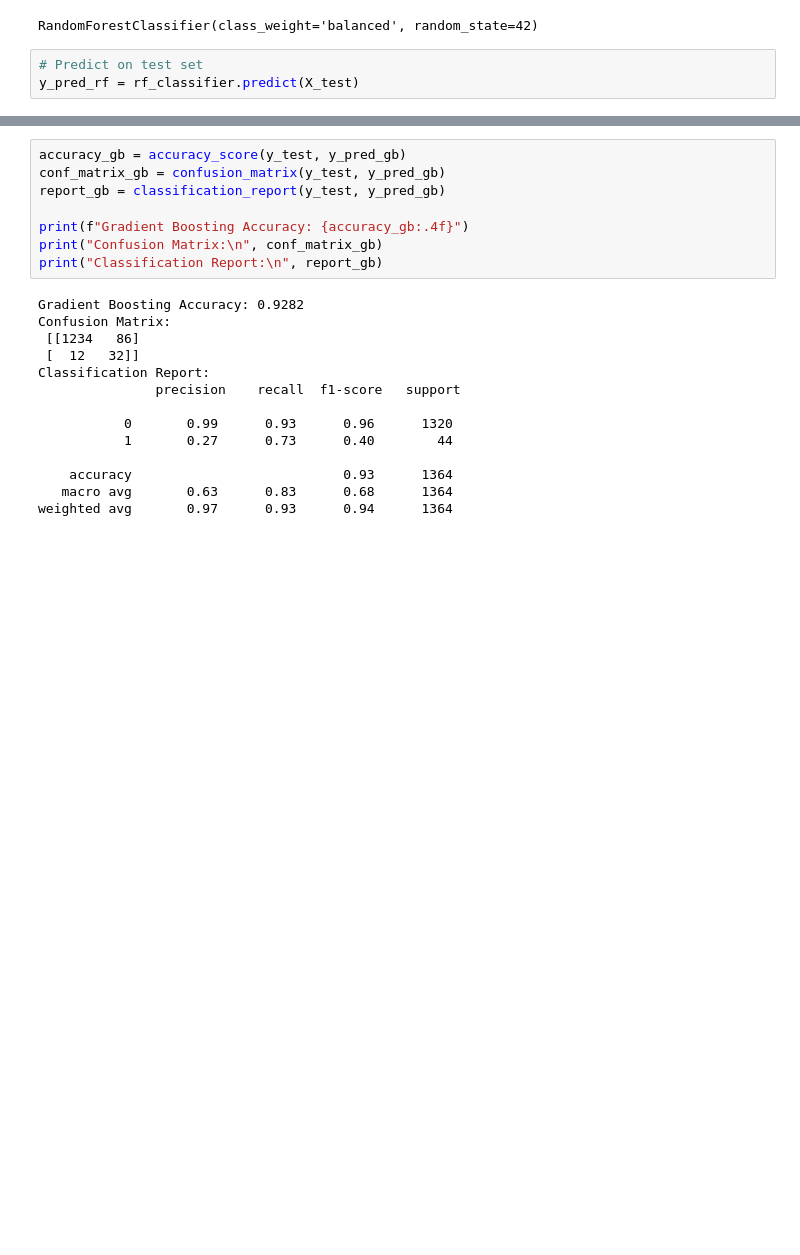
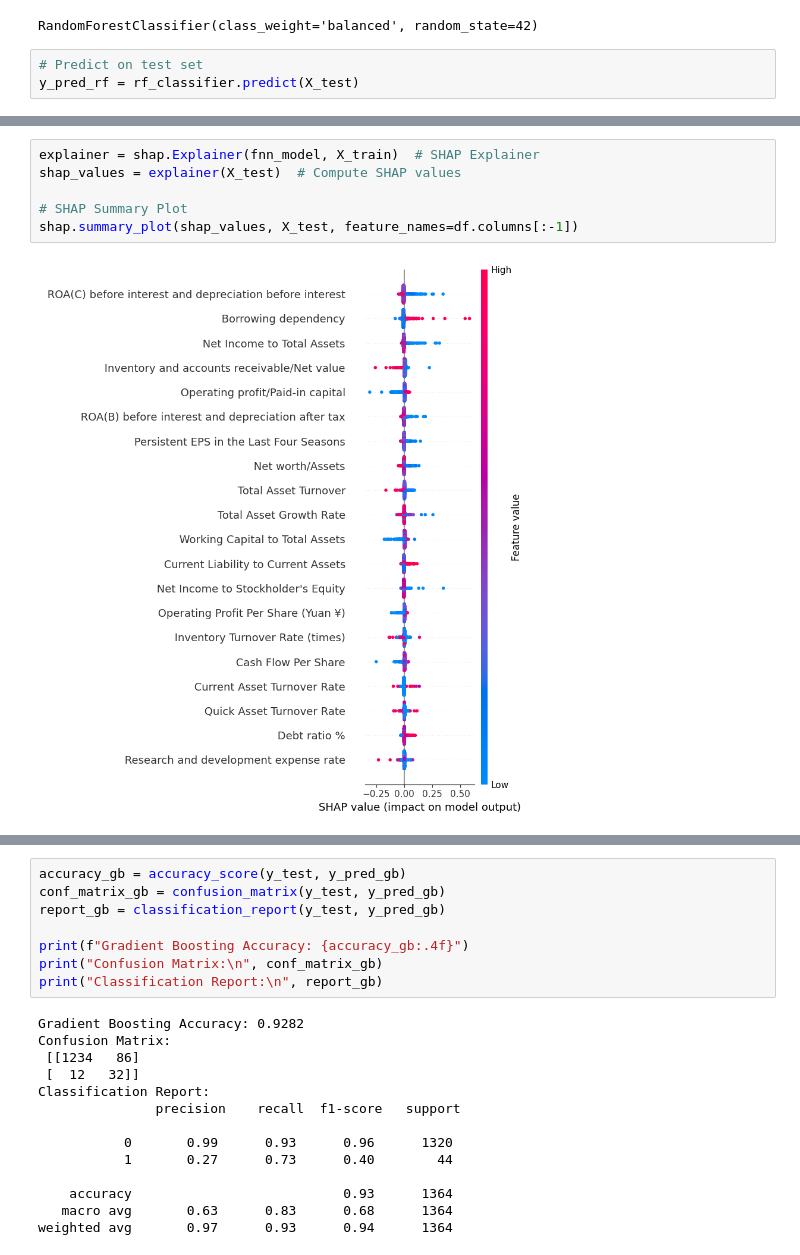
Before and after one commit to ElectricAntigen/taiwan_bankruptcy_ml, a Jupyter notebook: taiwan_credit.ipynb, the cells around one changed output, grey strips where cells are left out. Saved outputs shown, nothing was run; the diff lists cells and outputs as text; blank space fills up the shorter version.

```diff
--- a/taiwan_credit.ipynb
+++ b/taiwan_credit.ipynb
@@ -306,0 +441,8 @@ weighted avg       0.95      0.96      0.95      1364
+# %%
+explainer = shap.Explainer(fnn_model, X_train)  # SHAP Explainer
+shap_values = explainer(X_test)  # Compute SHAP values
+
+# SHAP Summary Plot
+shap.summary_plot(shap_values, X_test, feature_names=df.columns[:-1])
+# %% [output]
+[figure, added]
```
Also changed, not shown: parts of 39 cells of this notebook.
